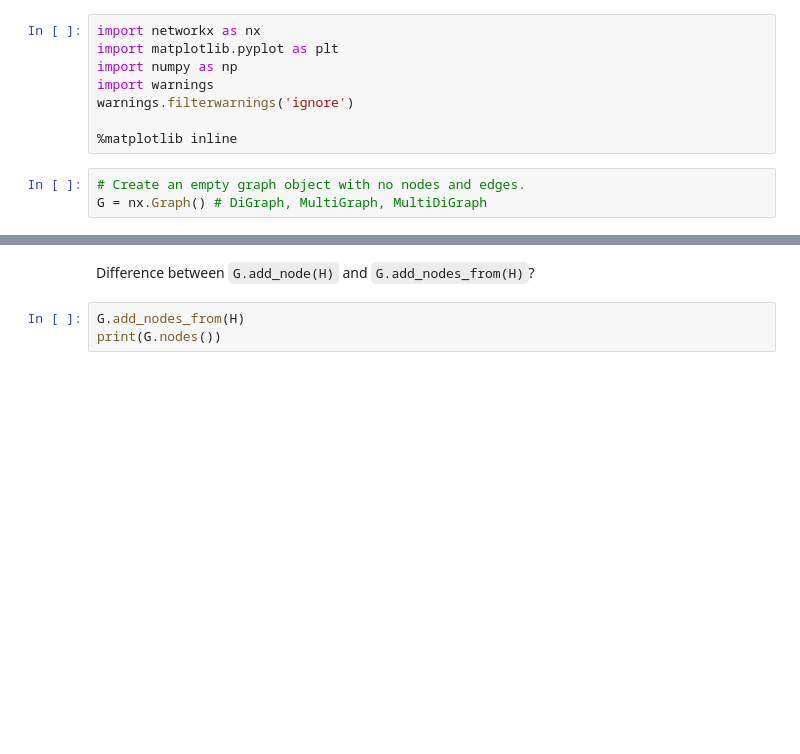
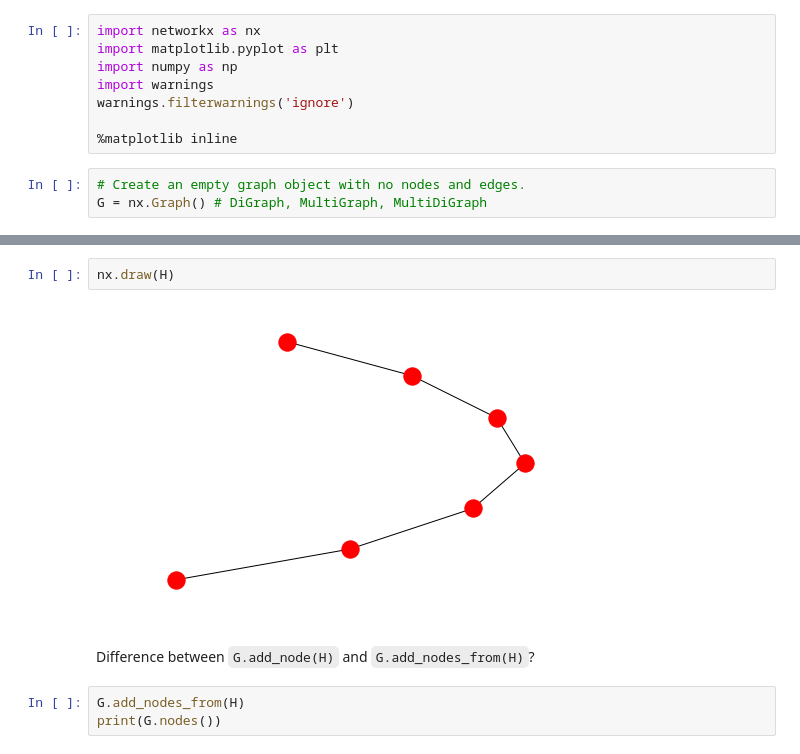
Before and after one commit to MridulS/pydata-networkx, a Jupyter notebook: Introduction Lecture.ipynb, the cells around one changed output, grey strips where cells are left out. Drawn from its saved outputs; the diff is of its cells as text; blank space fills up the shorter version.

```diff
--- a/Introduction Lecture.ipynb
+++ b/Introduction Lecture.ipynb
@@ -32,3 +45,7 @@ print(H.nodes())
+# %%
+nx.draw(H)
+# %% [output]
+[figure, added]
 # %% [markdown]
 Difference between `G.add_node(H)` and `G.add_nodes_from(H)`?
 # %%
```
Also changed, not shown: parts of 40 cells of this notebook, 3 other files.
